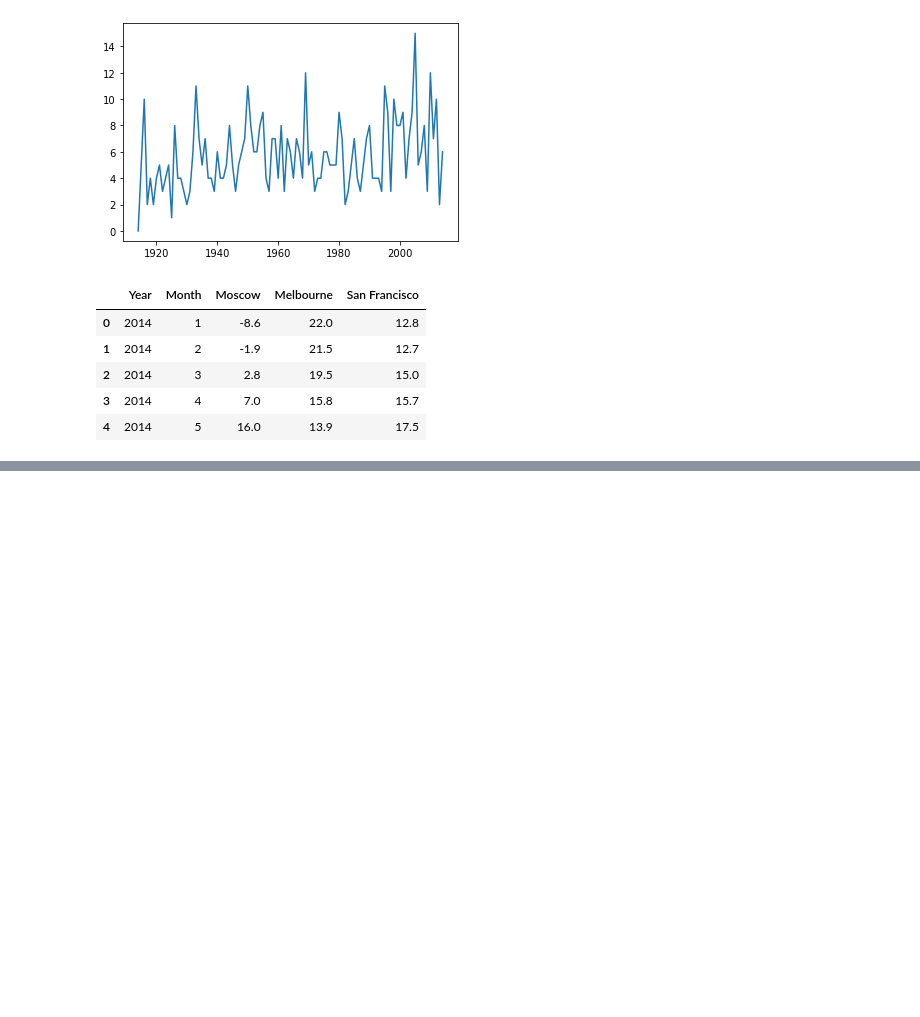
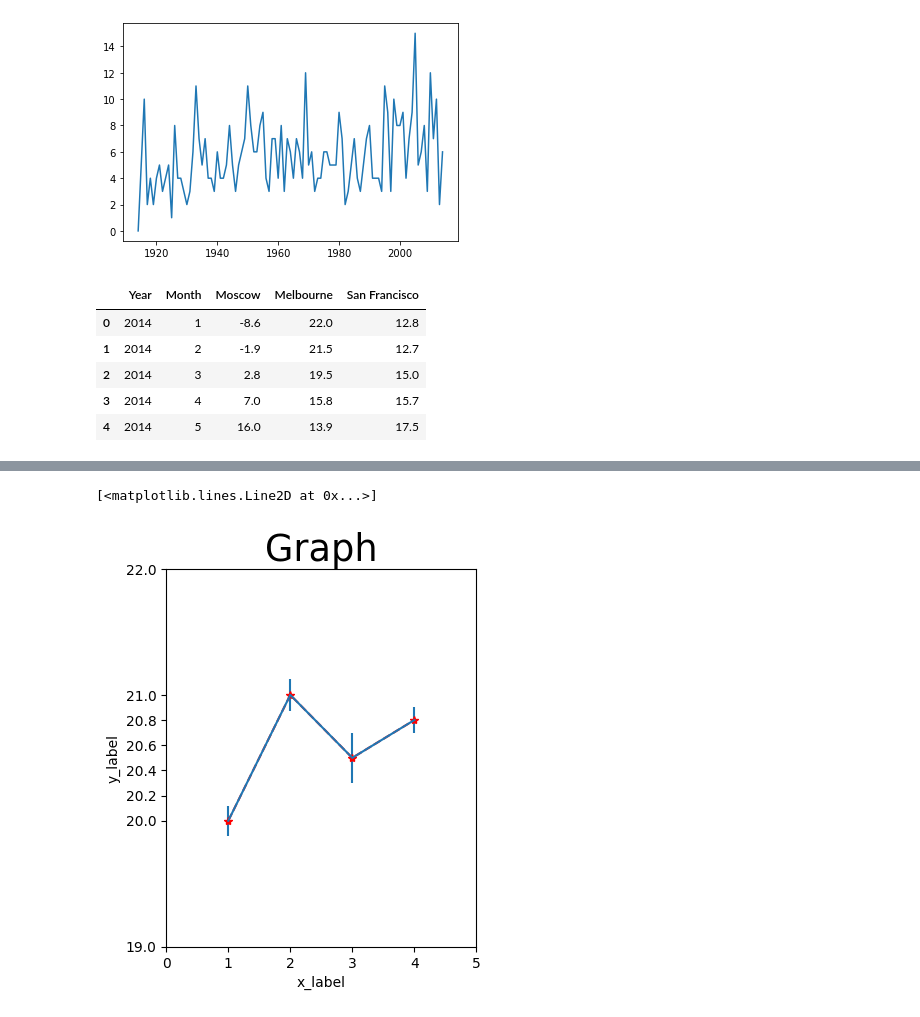
Before and after one commit to H4rsh4/Edureka_Python-Course, a Jupyter notebook: Day 4/Case Study 3/m4_cs3_sol.ipynb, the cells around one changed output, grey strips where cells are left out. Saved outputs shown, nothing was run; the diff lists cells and outputs as text; code cells hidden in the pictures; blank space fills up the shorter version.

```diff
--- a/Day 4/Case Study 3/m4_cs3_sol.ipynb
+++ b/Day 4/Case Study 3/m4_cs3_sol.ipynb
@@ -37,0 +60,14 @@ plt.hist([citytemps_df_raw.Moscow,
+# %%
+fig, ax = plt.subplots(figsize=(4,5), dpi=100)
+plt.rcParams.update({'font.size':22})
+ax.axis(xmin=0,xmax=4,ymin=20,ymax=21,)
+ax.xaxis.set_ticks(range(0,6))
+ax.yaxis.set_ticks(ticks=[19,20,20.2,20.4,20.6,20.8,21,22])
+ax.set_title('Graph')
+ax.set_xlabel('x_label')
+ax.set_ylabel('y_label')
+ax.errorbar(X,Y,yerr=[0.12,0.13,0.2,0.1])
+ax.plot(X,Y, '--*r')
+# %% [output]
+[<matplotlib.lines.Line2D at 0x...>]
+[figure, added]
```
Also changed, not shown: parts of 8 cells of this notebook, 5 other files.
